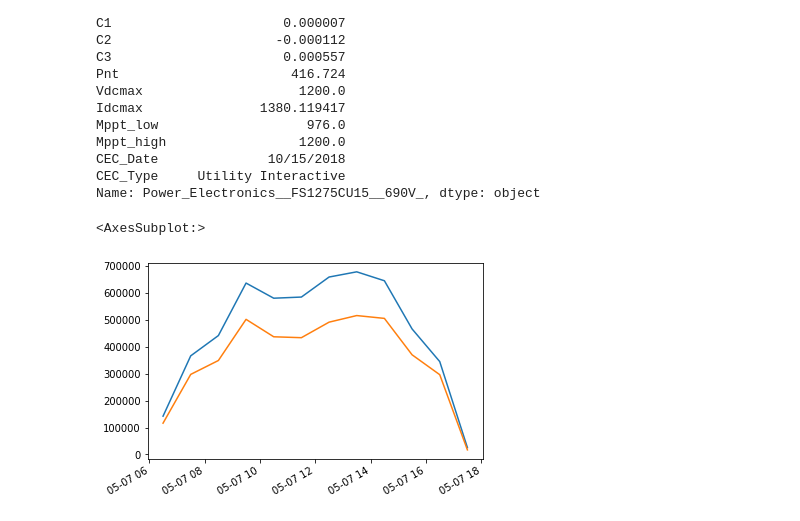
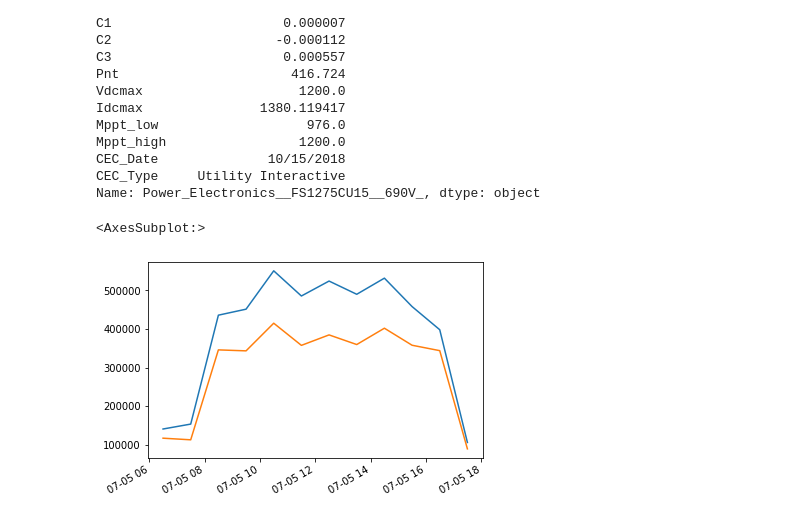
Before and after one commit to BifacialPV/Proyecto-de-grado, a Jupyter notebook: Codigo_Personal/Codigo_Base.ipynb, the cells around one changed output. Drawn from its saved outputs; the diff is of its cells as text; code cells hidden in the pictures.

```diff
--- a/Codigo_Personal/Codigo_Base.ipynb
+++ b/Codigo_Personal/Codigo_Base.ipynb
@@ -405,15 +443,15 @@ def losses(dc, loss):
 # %%
 Dc_bi=losses(Dc_bi, 0.14)
 Dc=losses(Dc, 0.14)
 
-fecha = '2020-05-07 '
+fecha = '2020-07-05 '
 Dc_1=Dc_bi[fecha+'00:00:00':fecha+'23:59:00']
 Dc_2=Dc[fecha+'00:00:00':fecha+'23:59:00']
 Dc_1["p_mp"].plot()
 Dc_2["p_mp"].plot()
 # %% [output]
 <AxesSubplot:>
-[figure, old version]
+[figure, new version]
 # %%
 #PVlib (SAPM) AC Model
 def pvlib_ac_power(dc, total_inversores=4*12):
```
Also changed, not shown: parts of 7 cells of this notebook, 1 other file.
